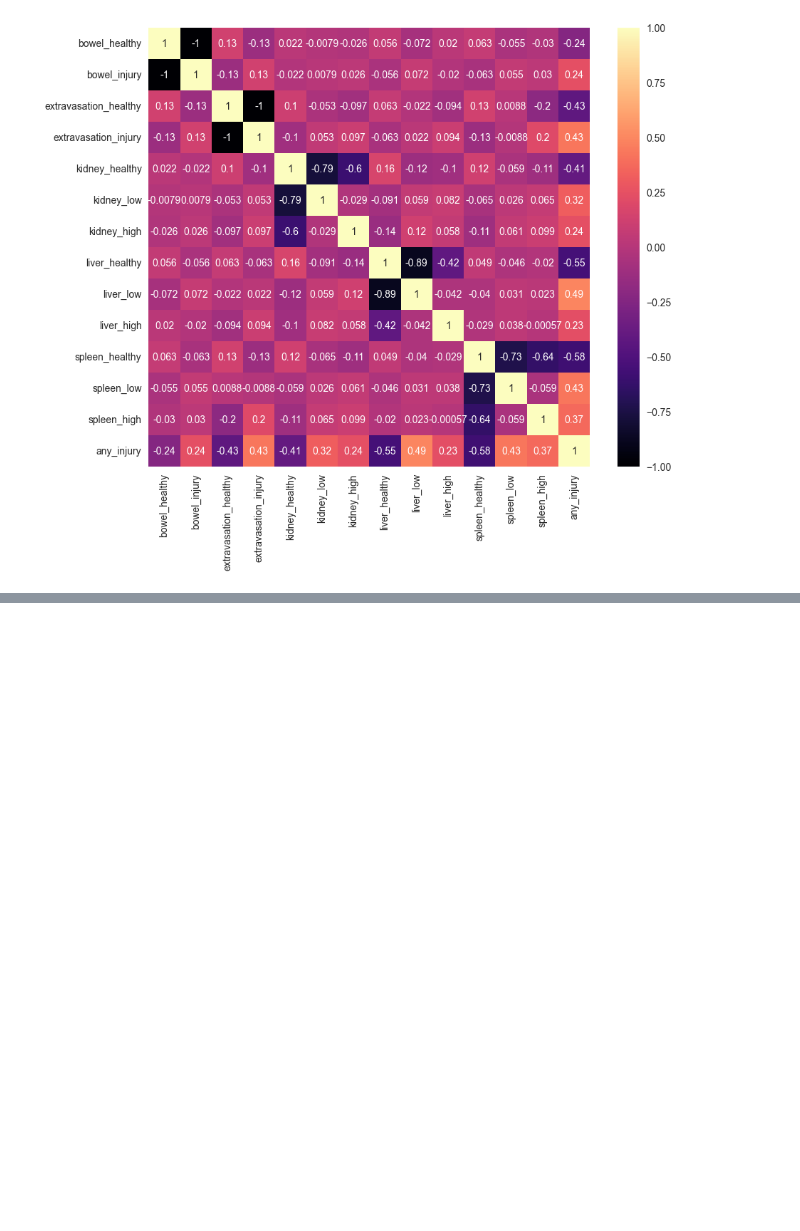
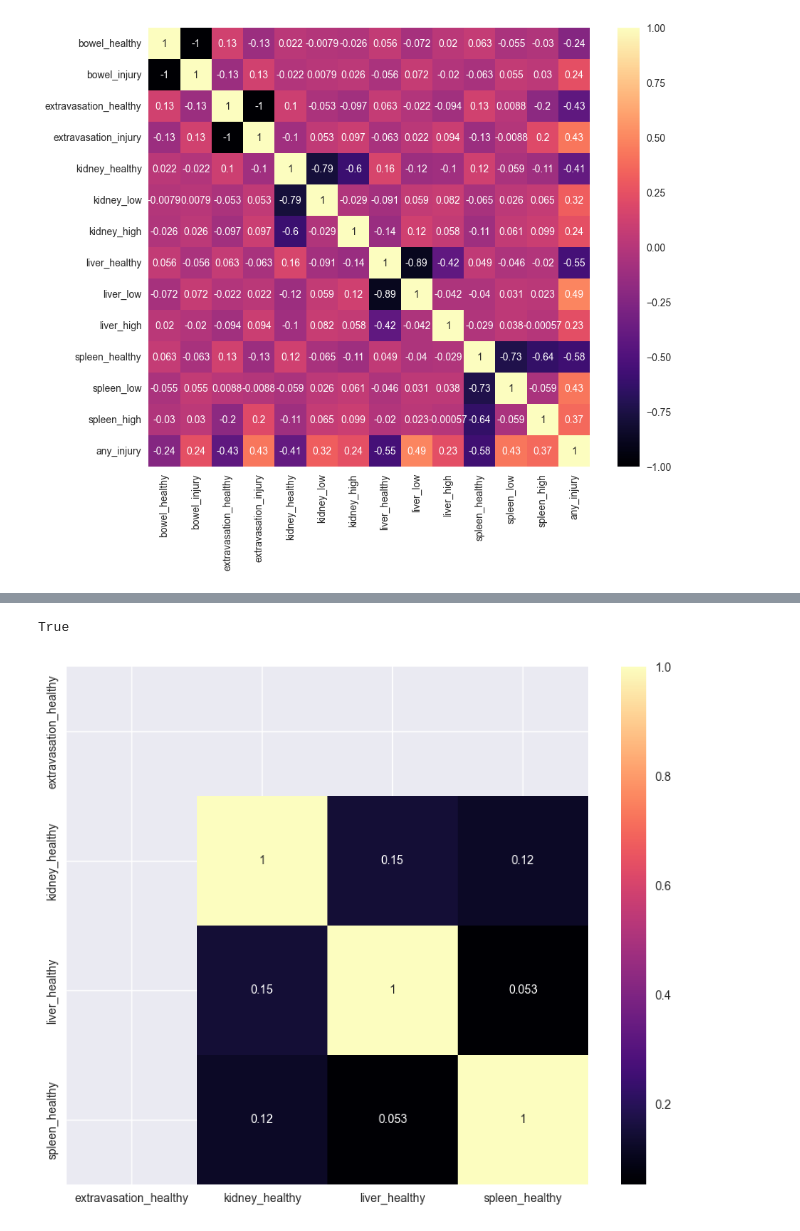
Before and after one commit to PedroAMtz/RSNA_Abdominal_Trauma, a Jupyter notebook: EDA/RSNA_EDA.ipynb, the cells around one changed output, grey strips where cells are left out. Cells and saved outputs as stored; diff of their text form; code cells hidden in the pictures; blank space fills up the shorter version.

```diff
--- a/EDA/RSNA_EDA.ipynb
+++ b/EDA/RSNA_EDA.ipynb
@@ -189,0 +253,5 @@ plt.show();
+# %%
+healthy_corr = data[['extravasation_healthy', 'kidney_healthy', 'liver_healthy', 'spleen_healthy']]
+# %%
+healthy = healthy_corr.loc[healthy_corr['extravasation_healthy'] == 1]
+healthy
@@ -189,0 +272,10 @@ plt.show();
+# %%
+len(healthy) + len(injury) == len(data)
+# %% [output]
+True
+# %%
+plt.figure(figsize = (10,8))
+sns.heatmap(healthy.corr(), annot=True, cmap="magma" )
+plt.show();
+# %% [output]
+[figure, added]
```
Also changed, not shown: parts of 30 cells of this notebook.
